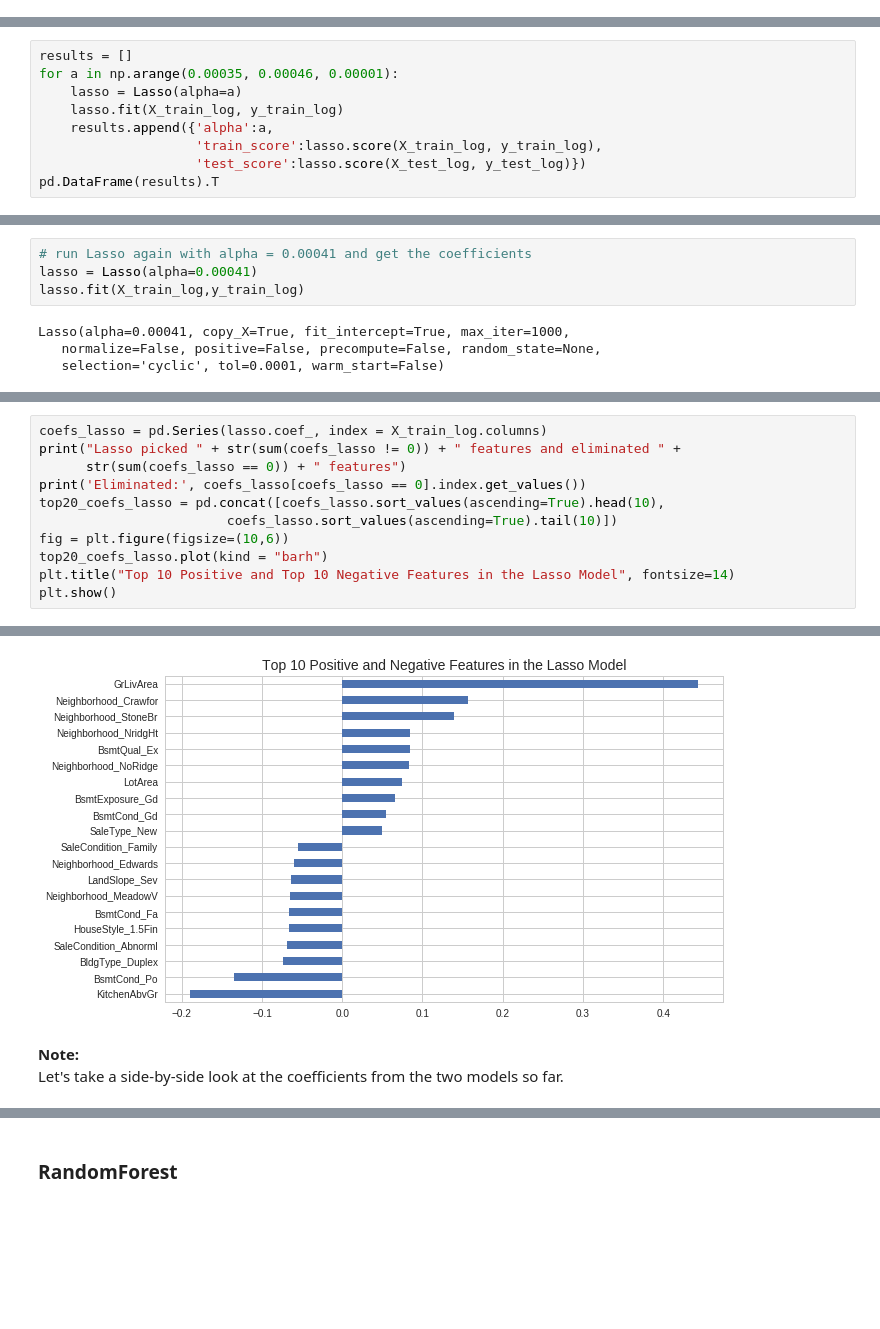
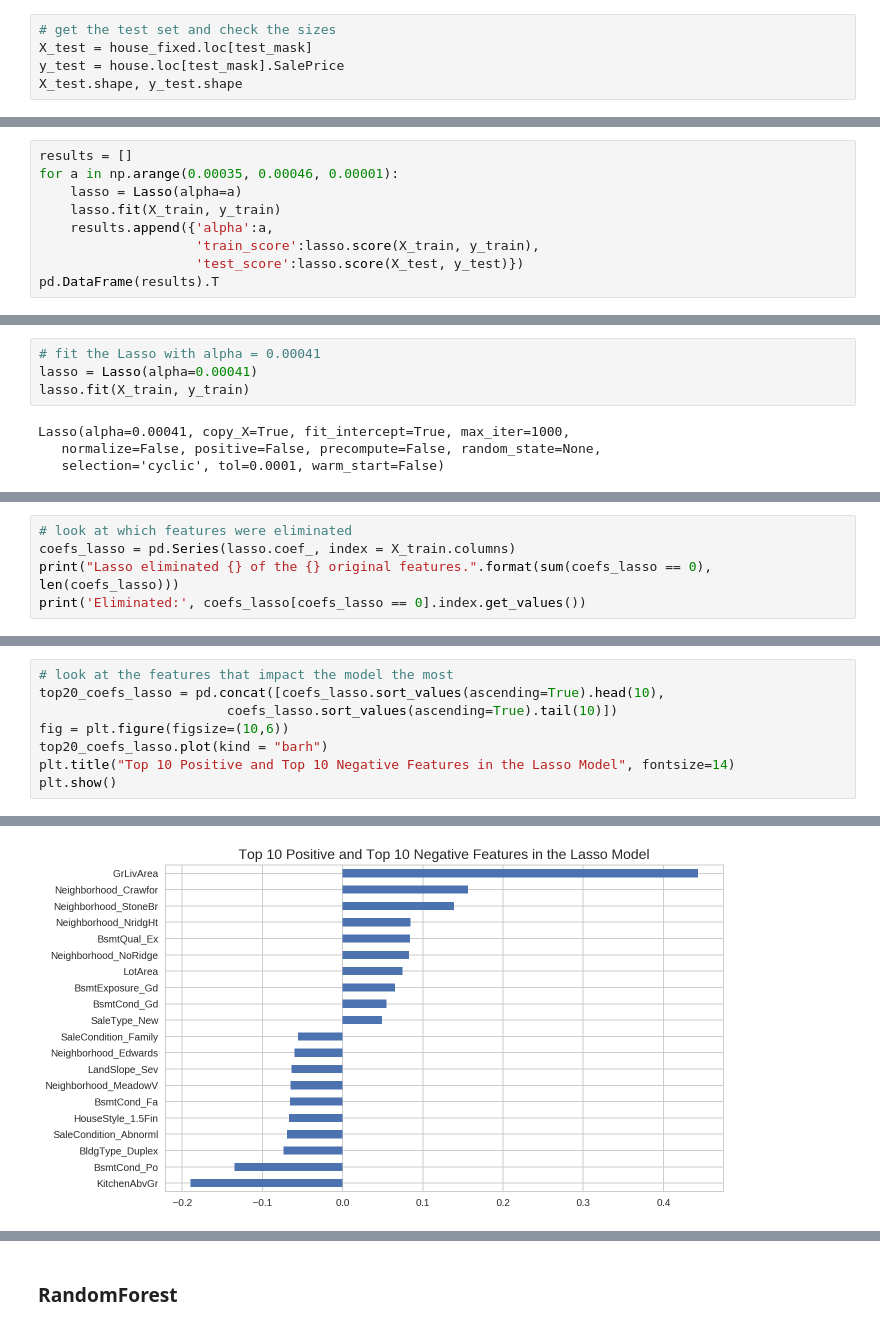
Before and after one commit to jmontana2577/real-estate-predictor, a Jupyter notebook: project-03-ames-housing.ipynb, the cells around one changed output, grey strips where cells are left out. Saved outputs shown, nothing was run; the diff lists cells and outputs as text; blank space fills up the shorter version.

```diff
--- a/project-03-ames-housing.ipynb
+++ b/project-03-ames-housing.ipynb
@@ -470,0 +420,5 @@ This model is stating that proximity to a second condition has a big impact on S
+# %%
+# get the test set and check the sizes
+X_test = house_fixed.loc[test_mask]
+y_test = house.loc[test_mask].SalePrice
+X_test.shape, y_test.shape
@@ -477,10 +433,10 @@ from sklearn.linear_model import Lasso
 results = []
 for a in np.arange(0.00035, 0.00046, 0.00001):
     lasso = Lasso(alpha=a)
-    lasso.fit(X_train_log, y_train_log)
+    lasso.fit(X_train, y_train)
     results.append({'alpha':a,
-                    'train_score':lasso.score(X_train_log, y_train_log),
-                    'test_score':lasso.score(X_test_log, y_test_log)})
+                    'train_score':lasso.score(X_train, y_train),
+                    'test_score':lasso.score(X_test, y_test)})
 pd.DataFrame(results).T
 # %% [output]
 |  | 0 | 1 | 2 | 3 | 4 | 5 | 6 | 7 | 8 | 9 | 10 |
@@ -491,9 +447,9 @@ pd.DataFrame(results).T
 **Note:**
 Based on the above table, it looks like alpha = 0.00041 or 0.00042 provides the best test score. This model performs better than the linear regression model, and I suspect it has done so with fewer features. Let's look at the coefficients and confirm that.
 # %%
-# run Lasso again with alpha = 0.00041 and get the coefficients
+# fit the Lasso with alpha = 0.00041
 lasso = Lasso(alpha=0.00041)
-lasso.fit(X_train_log,y_train_log)
+lasso.fit(X_train, y_train)
 # %% [output]
 Lasso(alpha=0.00041, copy_X=True, fit_intercept=True, max_iter=1000,
    normalize=False, positive=False, precompute=False, random_state=None,
@@ -500,0 +468,5 @@ Lasso(alpha=0.00041, copy_X=True, fit_intercept=True, max_iter=1000,
+# %%
+# look at which features were eliminated
+coefs_lasso = pd.Series(lasso.coef_, index = X_train.columns)
+print("Lasso eliminated {} of the {} original features.".format(sum(coefs_lasso == 0), len(coefs_lasso)))
+print('Eliminated:', coefs_lasso[coefs_lasso == 0].index.get_values())
@@ -501,8 +494,5 @@ Lasso(alpha=0.00041, copy_X=True, fit_intercept=True, max_iter=1000,
 # %%
-coefs_lasso = pd.Series(lasso.coef_, index = X_train_log.columns)
-print("Lasso picked " + str(sum(coefs_lasso != 0)) + " features and eliminated " +
-      str(sum(coefs_lasso == 0)) + " features")
-print('Eliminated:', coefs_lasso[coefs_lasso == 0].index.get_values())
+# look at the features that impact the model the most
 top20_coefs_lasso = pd.concat([coefs_lasso.sort_values(ascending=True).head(10),
                         coefs_lasso.sort_values(ascending=True).tail(10)])
 fig = plt.figure(figsize=(10,6))
@@ -533,4 +503 @@ Eliminated: ['MSSubClass' '1stFlrSF' 'MSZoning_RH' 'MSZoning_RL' 'Street_Grvl'
-[figure, old version]
+[figure, new version]
-# %% [markdown]
-**Note:**
-Let's take a side-by-side look at the coefficients from the two models so far.
```
Also changed, not shown: parts of 81 cells of this notebook.
